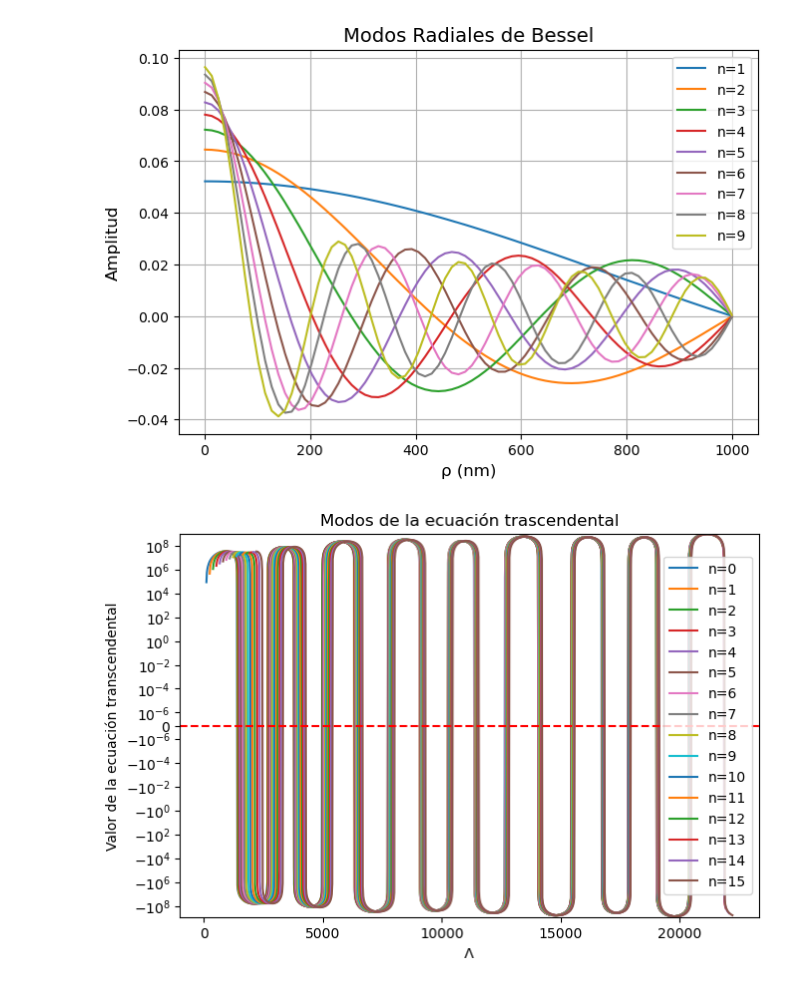
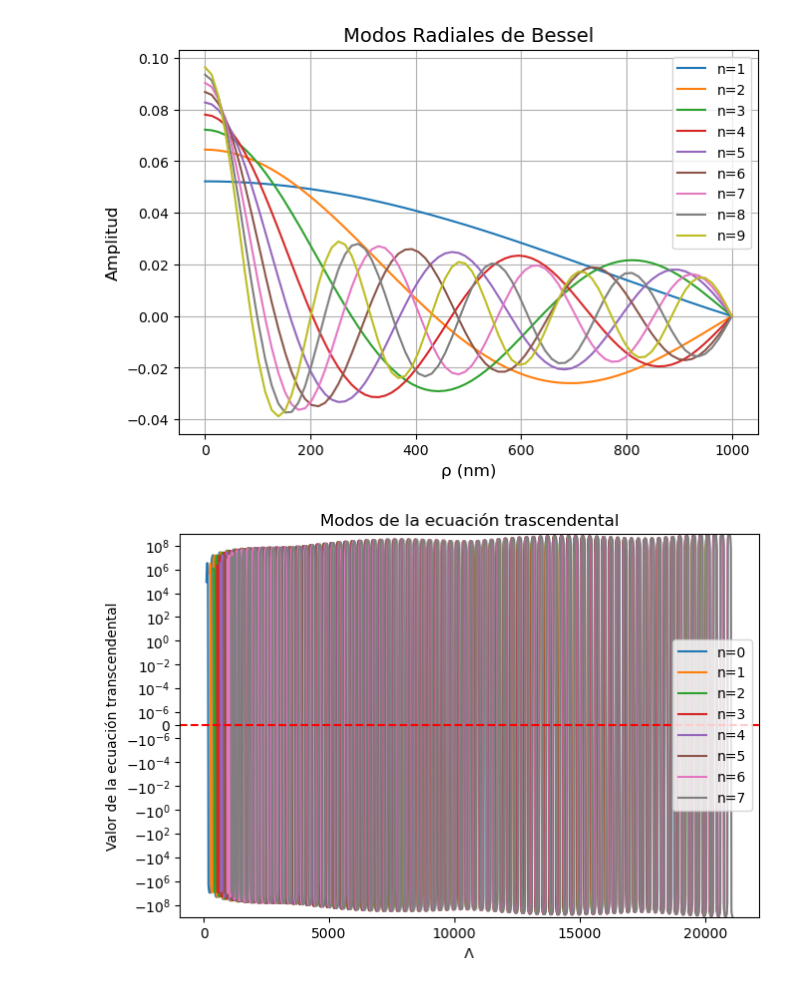
Before and after one commit to allanyst/tfm-efectos-superficie-nano-rmn, a Jupyter notebook: TFM_TwoRegionModel.ipynb, the cells around one changed output. Drawn from its saved outputs; the diff is of its cells as text; code cells hidden in the pictures.

```diff
--- a/TFM_TwoRegionModel.ipynb
+++ b/TFM_TwoRegionModel.ipynb
@@ -13,7 +13,7 @@ from joblib import Parallel, delayed
 D1 = 0.5e9           # nm²/s (región superficial)
 D2 = 2e9             # nm²/s (región volumétrica)
 z_c = 10             # nm (altura de la interfaz)
-L = 100              # nm (altura total)
+L = 1000             # nm (altura total)
 R = 1000             # nm (radio del cilindro)
 kappa = 1            # nm/s coeficiente de absorción superficial
 n_modes_radial = 16  # Número de modos radiales
@@ -26,7 +26,7 @@ N_z = 1000           # Número de nodos en z
 # Cálculo de modos radiales
 alpha_zeros = jn_zeros(0, n_modes_radial)
 alpha_n = alpha_zeros / R  # Vector de α_n
-rho_vals = np.linspace(0.001 * R, 0.999 * R, 80)  # 80 puntos en ρ
+rho_vals = np.linspace(0, R, 80)  # 80 puntos en ρ
 
 # Normalización de modos radiales
 R_norms = np.sqrt((R**2 / 2) * jv(1, alpha_zeros)**2)  # ∫₀ᴿ J₀²(αₙρ) ρ dρ = R² J₁²(j₀ₙ)/2
@@ -68,17 +68,17 @@ def transcendental_eq(Lambda, alpha_n):
     return (D1 * beta_1*np.cos(beta_2*(L-z_c))-kappa*D2*beta_2/D1/beta_1*np.sin(beta_2*(L-z_c))) * np.sin(beta_1 * z_c) + (kappa**beta_1*np.cos(beta_2*(L-z_c))+D2 * beta_2*np.sin(beta_2 * (L - z_c))) * np.cos(beta_1 * z_c)
 # %%
 plt.figure(figsize=(7.5,5))
-for n in range(n_modes_radial):
+for n in range(int(n_modes_radial/2)):
     Lambda=np.linspace(alpha_n[n]*np.sqrt(D2)+1e-3,2e4+alpha_n[n]*np.sqrt(D2)+1e-3,1000)
     plt.plot(Lambda,transcendental_eq(Lambda,alpha_n[n]),label=f'n={n}')
 plt.legend()
 plt.title("Modos de la ecuación trascendental")
 plt.ylabel("Valor de la ecuación transcendental")
 plt.xlabel(r"$\Lambda$")
 plt.axhline(0, color='red', linestyle='--')
 plt.yscale('symlog', linthresh=1e-6)
 # %% [output]
-[figure, old version]
+[figure, new version]
 # %%
 ##############################################################################
 # 3. Búsqueda de autovalores Λ para un α_n dado
```
Also changed, not shown: parts of 8 cells of this notebook, 34 other files.
